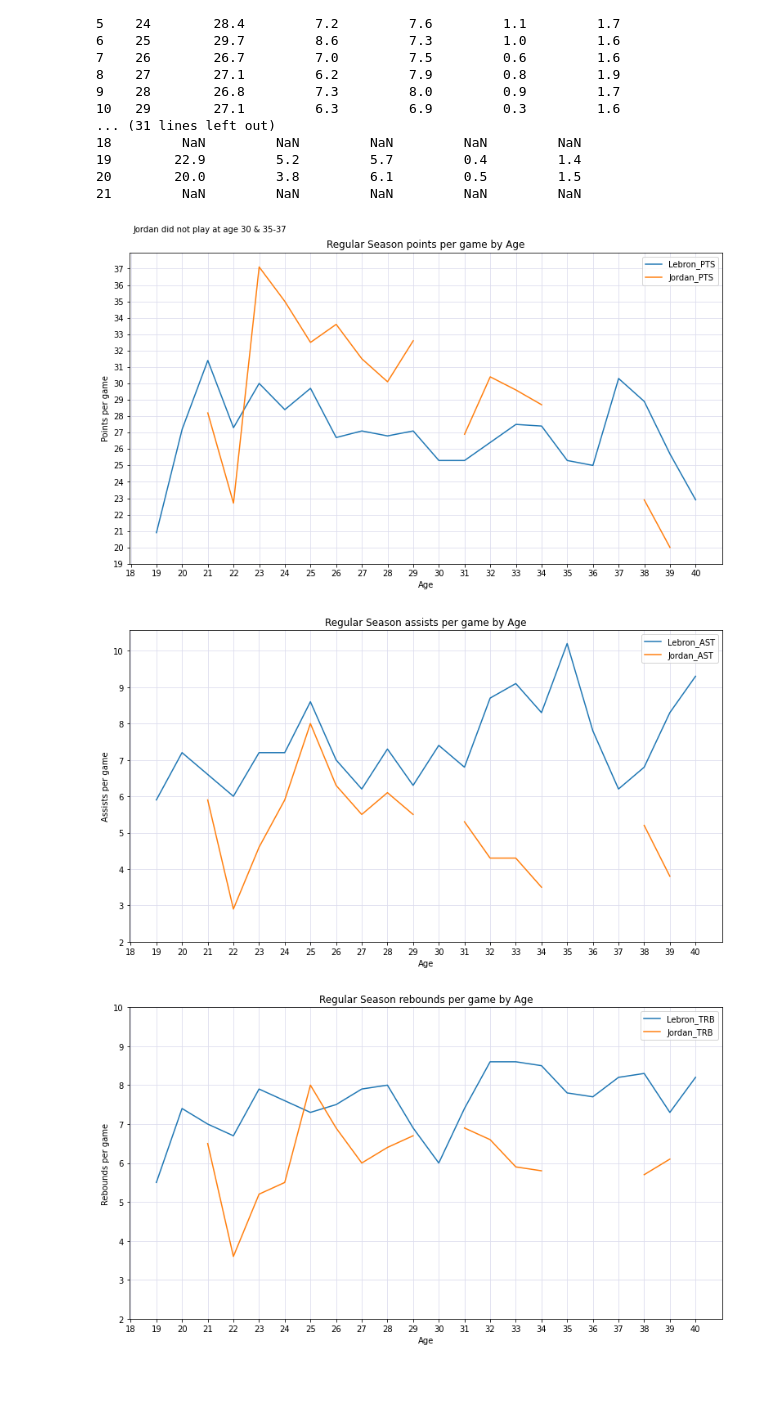
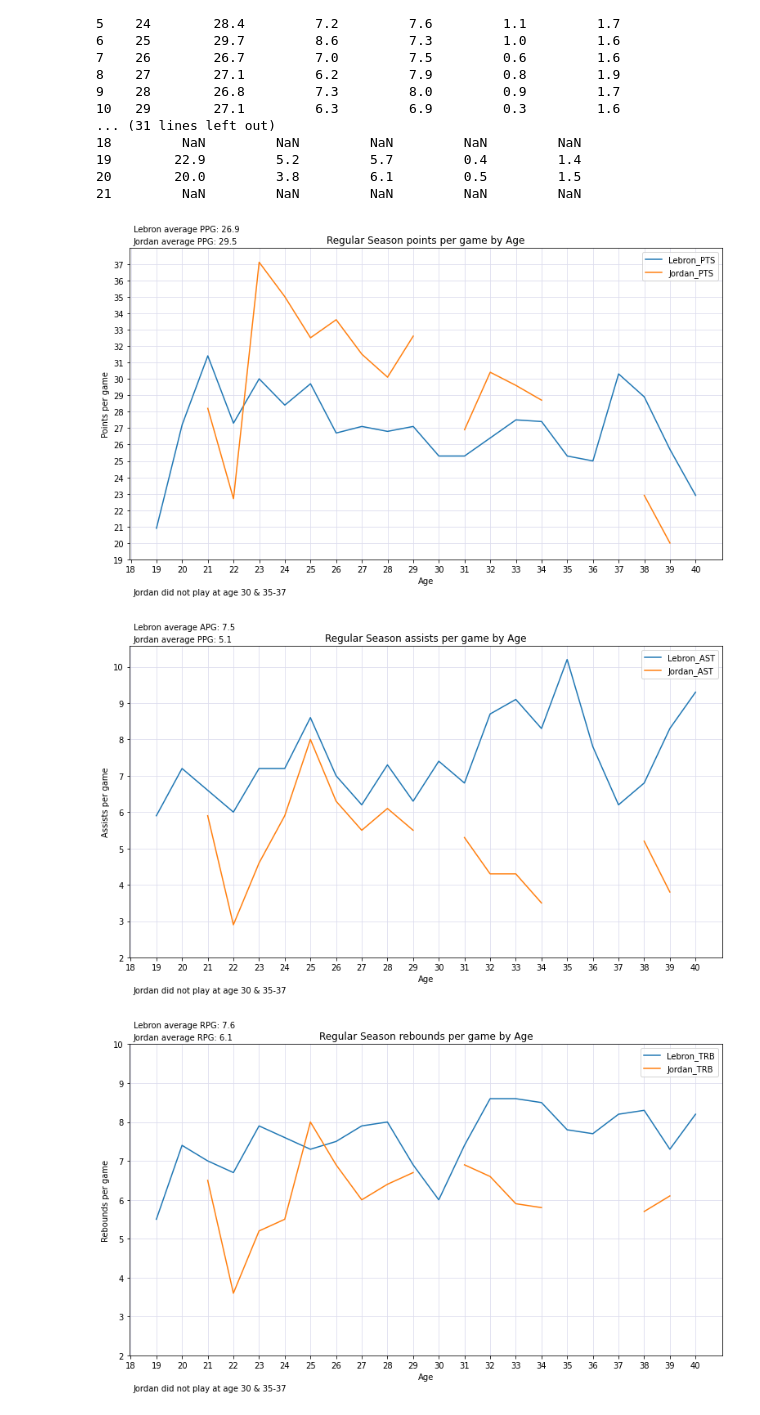
Before and after one commit to gohsoonhao/therealGOAT, a Jupyter notebook: theREALGOAT.ipynb, the cells around one changed output. Drawn from its saved outputs; the diff is of its cells as text; code cells hidden in the pictures; blank space fills up the shorter version.

```diff
--- a/theREALGOAT.ipynb
+++ b/theREALGOAT.ipynb
@@ -78,7 +78,9 @@ plt.yticks(np.arange(ymin, ymax, step=1))
 plt.xlabel('Age')
 plt.ylabel('Points per game')
 plt.title('Regular Season points per game by Age')
-plt.figtext(0.13, 0.93, "Jordan did not play at age 30 & 35-37")
+plt.figtext(0.13, 0.04, "Jordan did not play at age 30 & 35-37")
+plt.figtext(0.13, 0.92, f"Lebron average PPG: {round(keystats_both.Lebron_PTS.mean(),1)}")
+plt.figtext(0.13, 0.89, f"Jordan average PPG: {round(keystats_both.Jordan_PTS.mean(),1)}")
 plt.grid(color='#ddddee')
 plt.show()
 
@@ -91,7 +93,9 @@ plt.yticks(np.arange(ymin, ymax, step=1))
 plt.xlabel('Age')
 plt.ylabel('Assists per game')
 plt.title('Regular Season assists per game by Age')
-plt.figtext(0.13, 0.93, "Jordan did not play at age 30 & 35-37")
+plt.figtext(0.13, 0.04, "Jordan did not play at age 30 & 35-37")
+plt.figtext(0.13, 0.92, f"Lebron average APG: {round(keystats_both.Lebron_AST.mean(),1)}")
+plt.figtext(0.13, 0.89, f"Jordan average PPG: {round(keystats_both.Jordan_AST.mean(),1)}")
 plt.grid(color='#ddddee')
 plt.show()
 
@@ -104,36 +108,42 @@ plt.yticks(np.arange(ymin, ymax, step=1))
 plt.xlabel('Age')
 plt.ylabel('Rebounds per game')
 plt.title('Regular Season rebounds per game by Age')
-plt.figtext(0.13, 0.93, "Jordan did not play at age 30 & 35-37")
+plt.figtext(0.13, 0.04, "Jordan did not play at age 30 & 35-37")
+plt.figtext(0.13, 0.92, f"Lebron average RPG: {round(keystats_both.Lebron_TRB.mean(),1)}")
+plt.figtext(0.13, 0.89, f"Jordan average RPG: {round(keystats_both.Jordan_TRB.mean(),1)}")
 plt.grid(color='#ddddee')
 plt.show()
 
 # Plot Blocks per game into line chart
 keystats_both.plot(x='Age', y=['Lebron_BLK', 'Jordan_BLK'], figsize=(13,7))
 plt.xticks(np.arange(18, 41, step=1))
 ymin = 0
 ymax = 2
 plt.yticks(np.arange(ymin, ymax, step=1))
 plt.xlabel('Age')
 plt.ylabel('Blocks per game')
 plt.title('Regular Season blocks per game by Age')
-plt.figtext(0.13, 0.93, "Jordan did not play at age 30 & 35-37")
+plt.figtext(0.13, 0.04, "Jordan did not play at age 30 & 35-37")
+plt.figtext(0.13, 0.92, f"Lebron average BPG: {round(keystats_both.Lebron_BLK.mean(),1)}")
+plt.figtext(0.13, 0.89, f"Jordan average BPG: {round(keystats_both.Jordan_BLK.mean(),1)}")
 plt.grid(color='#ddddee')
 plt.show()
 
 # Plot Steals per game into line chart
 keystats_both.plot(x='Age', y=['Lebron_STL', 'Jordan_STL'], figsize=(13,7))
 plt.xticks(np.arange(18, 41, step=1))
 ymin = 0
 ymax = 4
 plt.yticks(np.arange(ymin, ymax, step=1))
 plt.xlabel('Age')
 plt.ylabel('Steals per game')
 plt.title('Regular Season steals per game by Age')
-plt.figtext(0.13, 0.93, "Jordan did not play at age 30 & 35-37")
+plt.figtext(0.13, 0.04, "Jordan did not play at age 30 & 35-37")
+plt.figtext(0.13, 0.92, f"Lebron average BPG: {round(keystats_both.Lebron_STL.mean(),1)}")
+plt.figtext(0.13, 0.89, f"Jordan average BPG: {round(keystats_both.Jordan_STL.mean(),1)}")
 plt.grid(color='#ddddee')
 plt.show()
 # %% [output]
-[figure, old version]
+[figure, new version]
-[figure, old version]
+[figure, new version]
-[figure, old version]
+[figure, new version]
```
Also changed, not shown: parts of 1 cell of this notebook.
